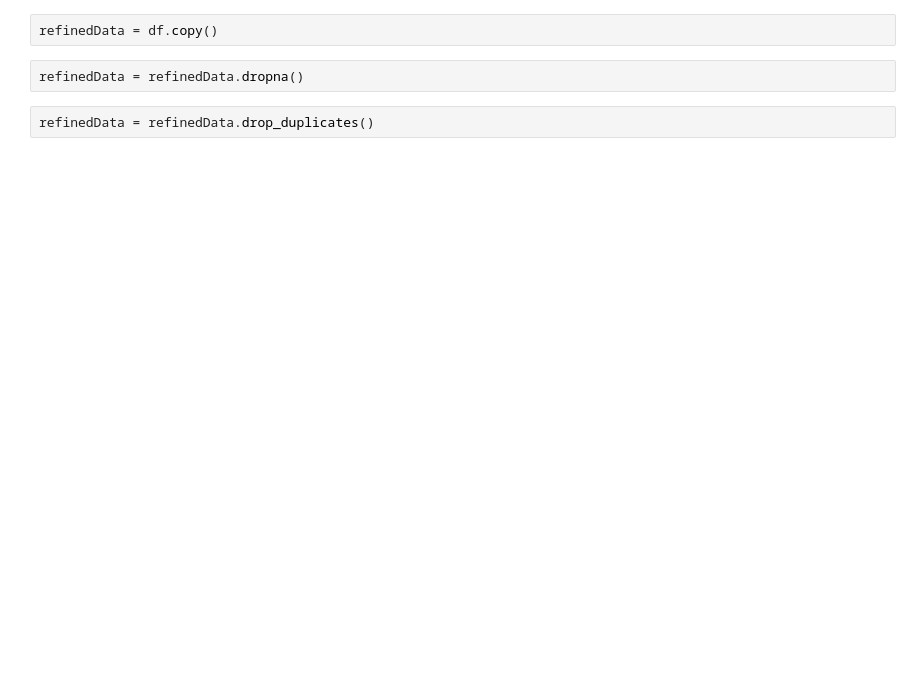
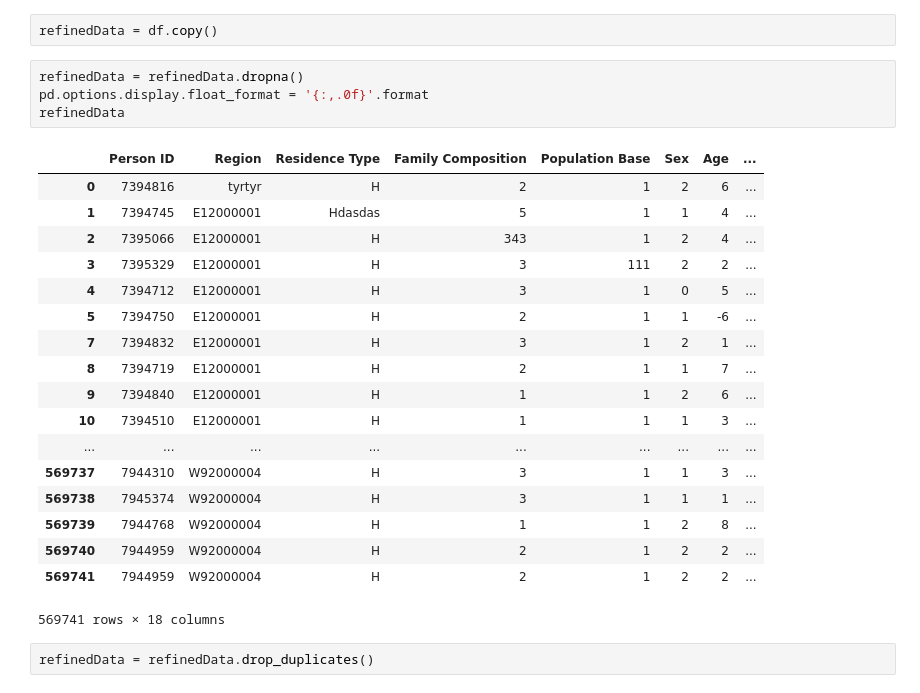
Before and after one commit to Essymay/CS2006p3, a Jupyter notebook: census2011.ipynb, the cells around one changed output. Saved outputs shown, nothing was run; the diff lists cells and outputs as text; blank space fills up the shorter version.

```diff
--- a/census2011.ipynb
+++ b/census2011.ipynb
@@ -53,5 +59,26 @@ dtype: object
 refinedData = df.copy()
 # %%
 refinedData = refinedData.dropna()
+pd.options.display.float_format = '{:,.0f}'.format
+refinedData
+# %% [output]
+|  | Person ID | Region | Residence Type | Family Composition | Population Base | Sex | Age | ... |
+| 0 | 7394816 | tyrtyr | H | 2 | 1 | 2 | 6 | ... |
+| 1 | 7394745 | E12000001 | Hdasdas | 5 | 1 | 1 | 4 | ... |
+| 2 | 7395066 | E12000001 | H | 343 | 1 | 2 | 4 | ... |
+| 3 | 7395329 | E12000001 | H | 3 | 111 | 2 | 2 | ... |
+| 4 | 7394712 | E12000001 | H | 3 | 1 | 0 | 5 | ... |
+| 5 | 7394750 | E12000001 | H | 2 | 1 | 1 | -6 | ... |
+| 7 | 7394832 | E12000001 | H | 3 | 1 | 2 | 1 | ... |
+| 8 | 7394719 | E12000001 | H | 2 | 1 | 1 | 7 | ... |
+| 9 | 7394840 | E12000001 | H | 1 | 1 | 2 | 6 | ... |
+| 10 | 7394510 | E12000001 | H | 1 | 1 | 1 | 3 | ... |
+| ... | ... | ... | ... | ... | ... | ... | ... | ... |
+| 569737 | 7944310 | W92000004 | H | 3 | 1 | 1 | 3 | ... |
+| 569738 | 7945374 | W92000004 | H | 3 | 1 | 1 | 1 | ... |
+| 569739 | 7944768 | W92000004 | H | 1 | 1 | 2 | 8 | ... |
+| 569740 | 7944959 | W92000004 | H | 2 | 1 | 2 | 2 | ... |
+| 569741 | 7944959 | W92000004 | H | 2 | 1 | 2 | 2 | ... |
+569741 rows × 18 columns
 # %%
 refinedData = refinedData.drop_duplicates()
```
Also changed, not shown: parts of 30 cells of this notebook.
